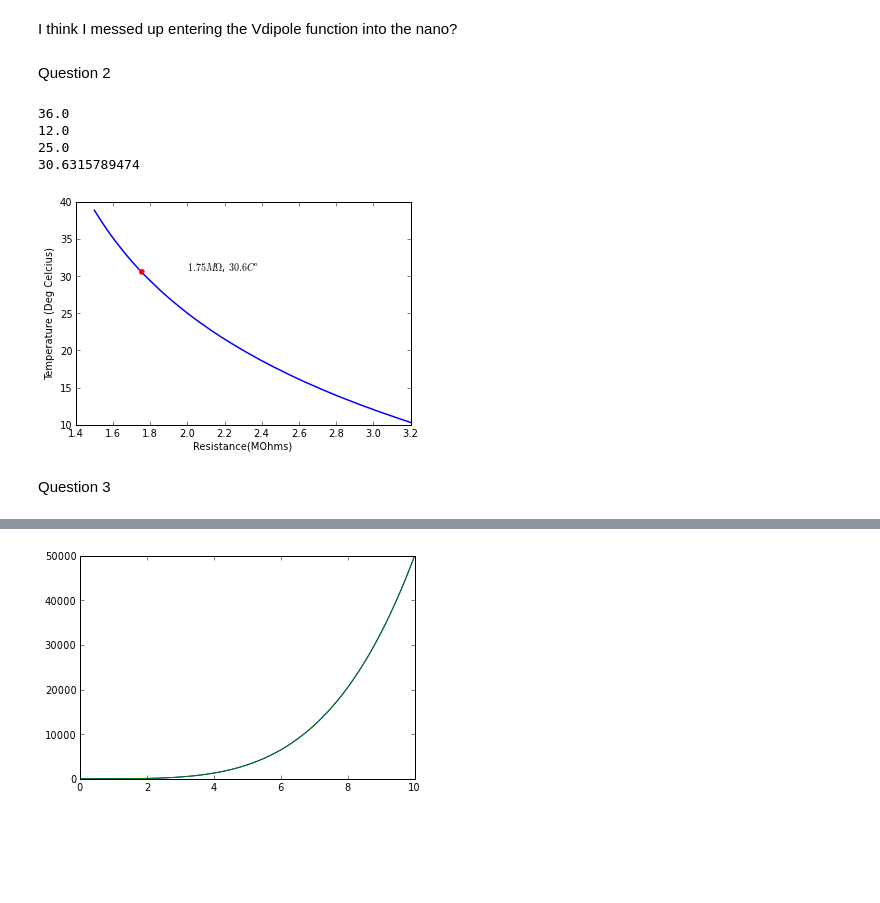
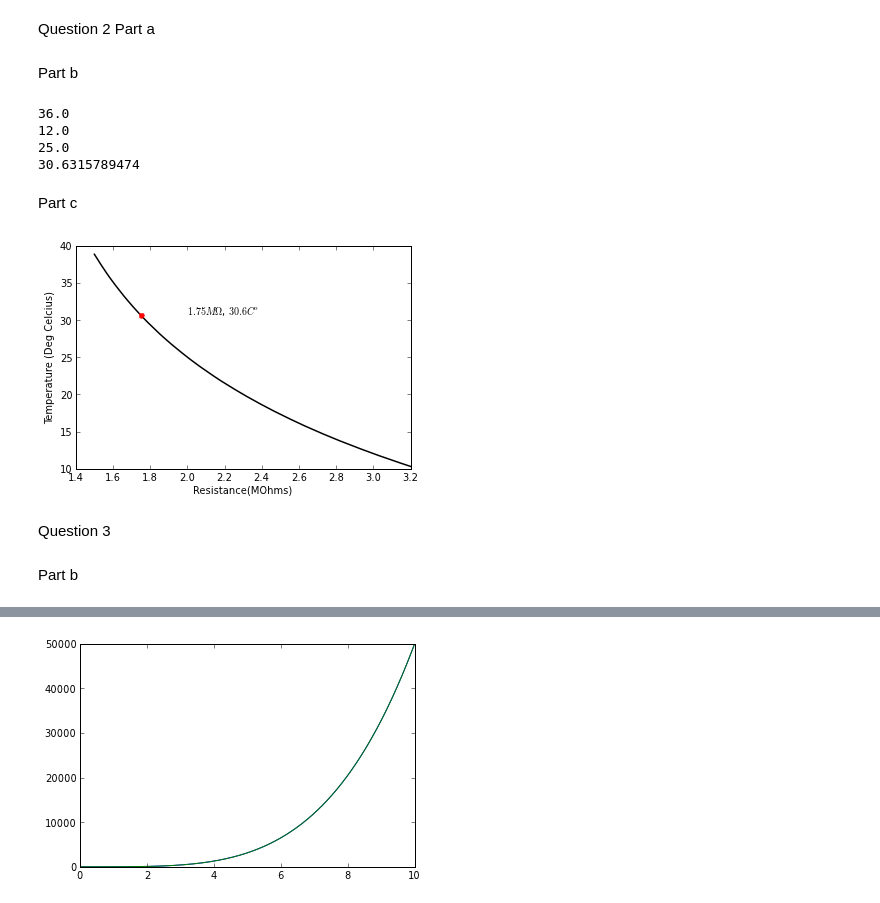
Before and after one commit to Rbnewens/PHYS202-S13, a Jupyter notebook: Week4/InterpAndDiffEx3.ipynb, the cells around one changed output, grey strips where cells are left out. Cells and saved outputs as stored; diff of their text form; code cells hidden in the pictures; blank space fills up the shorter version.

```diff
--- a/Week4/InterpAndDiffEx3.ipynb
+++ b/Week4/InterpAndDiffEx3.ipynb
@@ -28,16 +42,17 @@ NameError: name 'Vdipole' is not defined
-# %% [markdown]
-I think I messed up entering the Vdipole function into the nano?
 # %% [markdown]
 Question 2
+Part a
 # %%
 x = arange(10,40)
 y = [3.239, 3.118, 3.004, 2.897, 2.795, 2.700, 2.610, 2.526, 2.446,2.371, 2.300, 2.233, 2.169, 2.110, 2.053, 2.000, 1.950, 1.902,1.857, 1.815, 1.774, 1.736, 1.700, 1.666, 1.634, 1.603, 1.574,1.547, 1.521, 1.496]
-Y = arange(1.5,3.2,.001)
+z = arange(1.5,3.2,.001)
 # %%
 from scipy.interpolate import interp1d
 def Temp(Resistance):
     temperature = interp1d(y[::-1],x[::-1])(Resistance)
     return temperature
+# %% [markdown]
+Part b
 # %%
 print Temp(1.574)
 print Temp(3.004)
@@ -48,16 +63,18 @@ print Temp(1.75)
 12.0
 25.0
 30.6315789474
+# %% [markdown]
+Part c
 # %%
-plot(Y, Temp(Y), linewidth=1.5, color='blue')
+plot(z, Temp(z), linewidth=1.5, color='black')
 ylabel('Temperature (Deg Celcius)')
 xlabel('Resistance(MOhms)')
 #d = 1.75
 plot(1.75, Temp(1.75), 'r.', markersize=10)
 annotate('$1.75 M\Omega$, $30.6C^o$',xy=(1.75,30.6315789474),xytext=(2,30.6))
 show()
 # %% [output]
-[figure, old version]
+[figure, new version]
 # %% [markdown]
 Question 3
 # %%
@@ -67,5 +86,7 @@ def finiteDifference(x,y):
     dydx[-1] = (y[-1]-y[-2])/(x[-1]-x[-2])
     return dydx
+# %% [markdown]
+Part b
 # %%
 x = arange(0,10.1, .1)
 y = x**5
```
Also changed, not shown: parts of 21 cells of this notebook, 7 other files.
